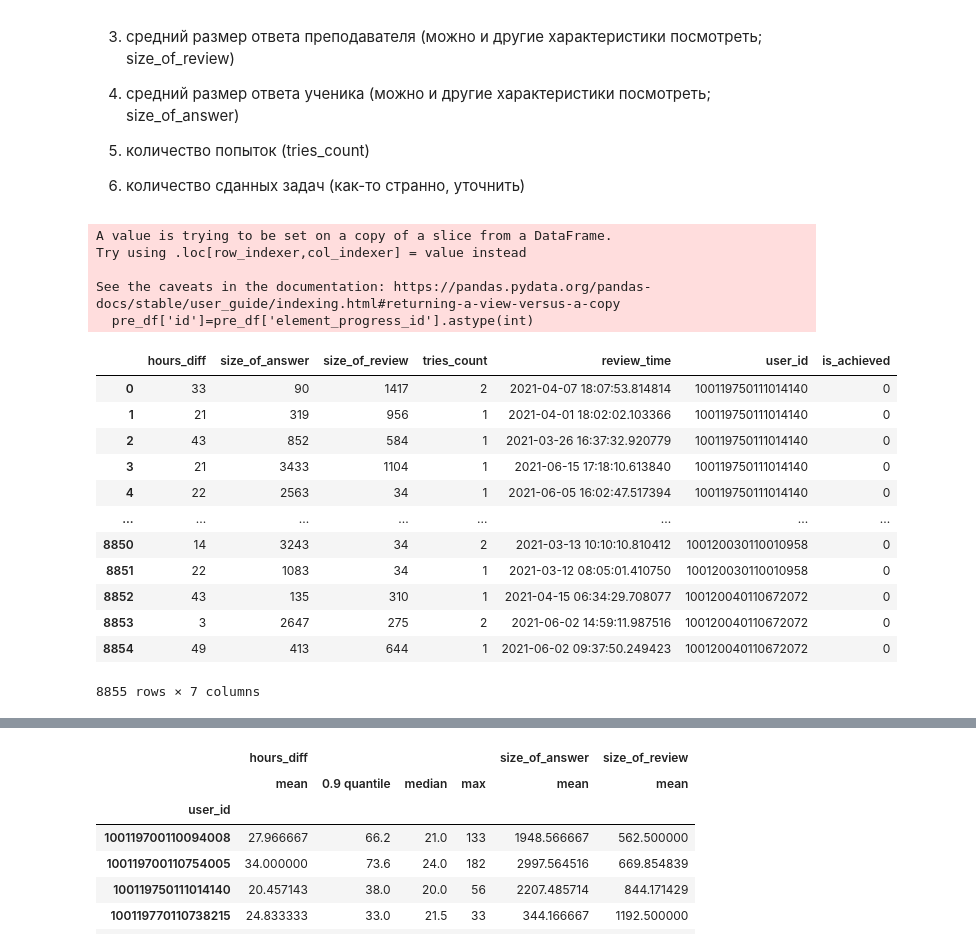
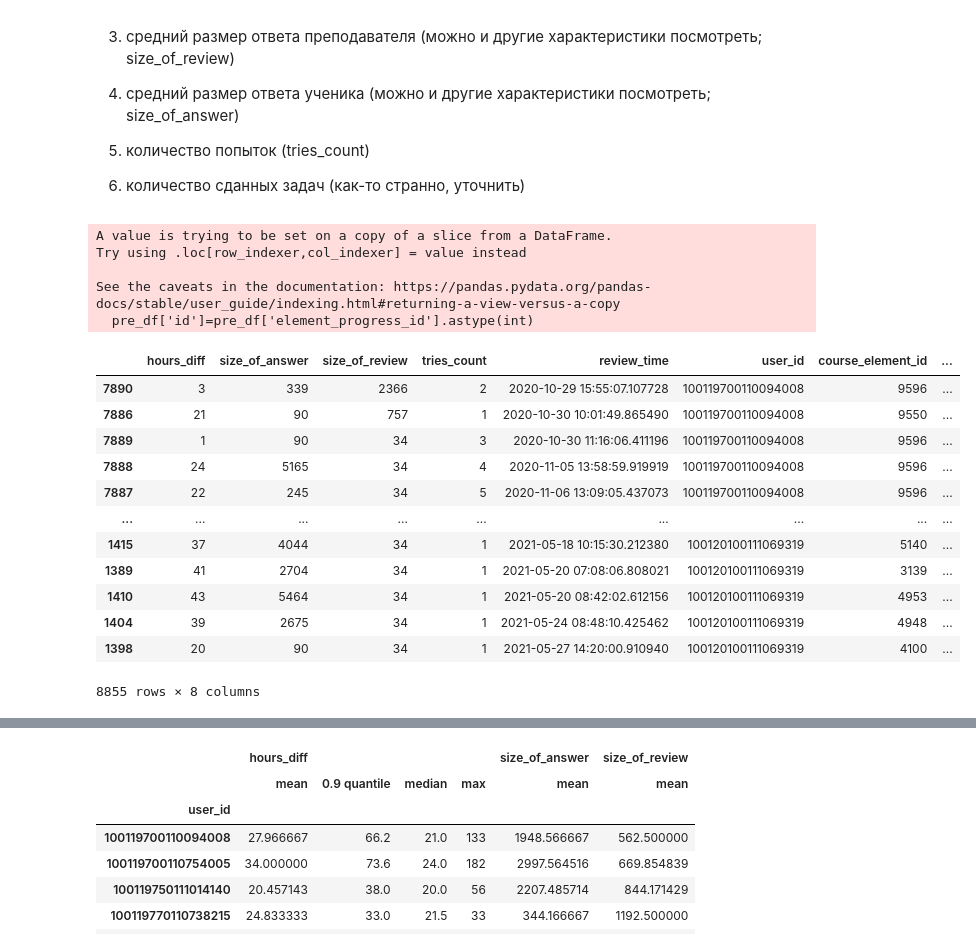
Before and after one commit to deethereal/Sirius_project, a Jupyter notebook: data_and_2.ipynb, the cells around one changed output, grey strips where cells are left out. Saved outputs shown, nothing was run; the diff lists cells and outputs as text; code cells hidden in the pictures.

```diff
--- a/data_and_2.ipynb
+++ b/data_and_2.ipynb
@@ -319,7 +319,7 @@ def prepare_dataframe(subject,course_id):
 
     """
     возвращает таблицу с колонками: element_progress_id, hours_diff, user_id, module_is_achieved,
-                                    size_of_answer, size_of_review, rewiew_time
+                                    size_of_answer, size_of_review, rewiew_time, course_element_id
     """
 
     path = f'courses_with_manual_check/{subject}/{course_id}/'
@@ -355,7 +355,7 @@ def prepare_dataframe(subject,course_id):
         raise Exception(f'No such file or directory',path,'user_element_progress.csv')
     user_element_progress['id'] = user_element_progress['id'].astype(int)
     user_element_progress.reset_index(drop=True)
-    user_element_progress = user_element_progress[['id','user_id']]
+    user_element_progress = user_element_progress[['id','user_id', 'course_element_id']]
 
     try:
         user_module_progress = pd.read_csv(path+'user_module_progress.csv')
@@ -370,34 +370,35 @@ def prepare_dataframe(subject,course_id):
 # %%
 subjects = ['math','physics','linguo']
 coursers = [['293','294','295'], ['345','346'],['267','268']]
 df = pd.DataFrame()
 for s in enumerate(subjects):
         for c in coursers[s[0]]:
             tmp_df = prepare_dataframe(s[1],c)
             for i in tmp_df['user_id']:
                 try:
                     if i in df['user_id']:
                         print('Alarm')
                 except:
                     pass
             df=df.append(tmp_df, ignore_index=True)
+df = df.sort_values(by = ['user_id', 'review_time'])
 df
 # %% [output]
 A value is trying to be set on a copy of a slice from a DataFrame.
 Try using .loc[row_indexer,col_indexer] = value instead
 
 See the caveats in the documentation: https://pandas.pydata.org/pandas-docs/stable/user_guide/indexing.html#returning-a-view-versus-a-copy
   pre_df['id']=pre_df['element_progress_id'].astype(int)
-|  | hours_diff | size_of_answer | size_of_review | tries_count | review_time | user_id | is_achieved |
-| 0 | 33 | 90 | 1417 | 2 | 2021-04-07 18:07:53.814814 | 100119750111014140 | 0 |
-| 1 | 21 | 319 | 956 | 1 | 2021-04-01 18:02:02.103366 | 100119750111014140 | 0 |
-| 2 | 43 | 852 | 584 | 1 | 2021-03-26 16:37:32.920779 | 100119750111014140 | 0 |
-| 3 | 21 | 3433 | 1104 | 1 | 2021-06-15 17:18:10.613840 | 100119750111014140 | 0 |
-| 4 | 22 | 2563 | 34 | 1 | 2021-06-05 16:02:47.517394 | 100119750111014140 | 0 |
-| ... | ... | ... | ... | ... | ... | ... | ... |
-| 8850 | 14 | 3243 | 34 | 2 | 2021-03-13 10:10:10.810412 | 100120030110010958 | 0 |
-| 8851 | 22 | 1083 | 34 | 1 | 2021-03-12 08:05:01.410750 | 100120030110010958 | 0 |
-| 8852 | 43 | 135 | 310 | 1 | 2021-04-15 06:34:29.708077 | 100120040110672072 | 0 |
-| 8853 | 3 | 2647 | 275 | 2 | 2021-06-02 14:59:11.987516 | 100120040110672072 | 0 |
-| 8854 | 49 | 413 | 644 | 1 | 2021-06-02 09:37:50.249423 | 100120040110672072 | 0 |
+|  | hours_diff | size_of_answer | size_of_review | tries_count | review_time | user_id | course_element_id | ... |
+| 7890 | 3 | 339 | 2366 | 2 | 2020-10-29 15:55:07.107728 | 100119700110094008 | 9596 | ... |
+| 7886 | 21 | 90 | 757 | 1 | 2020-10-30 10:01:49.865490 | 100119700110094008 | 9550 | ... |
+| 7889 | 1 | 90 | 34 | 3 | 2020-10-30 11:16:06.411196 | 100119700110094008 | 9596 | ... |
+| 7888 | 24 | 5165 | 34 | 4 | 2020-11-05 13:58:59.919919 | 100119700110094008 | 9596 | ... |
+| 7887 | 22 | 245 | 34 | 5 | 2020-11-06 13:09:05.437073 | 100119700110094008 | 9596 | ... |
+| ... | ... | ... | ... | ... | ... | ... | ... | ... |
+| 1415 | 37 | 4044 | 34 | 1 | 2021-05-18 10:15:30.212380 | 100120100111069319 | 5140 | ... |
+| 1389 | 41 | 2704 | 34 | 1 | 2021-05-20 07:08:06.808021 | 100120100111069319 | 3139 | ... |
+| 1410 | 43 | 5464 | 34 | 1 | 2021-05-20 08:42:02.612156 | 100120100111069319 | 4953 | ... |
+| 1404 | 39 | 2675 | 34 | 1 | 2021-05-24 08:48:10.425462 | 100120100111069319 | 4948 | ... |
+| 1398 | 20 | 90 | 34 | 1 | 2021-05-27 14:20:00.910940 | 100120100111069319 | 4100 | ... |
-8855 rows × 7 columns
+8855 rows × 8 columns
```
Also changed, not shown: parts of 21 cells of this notebook.
